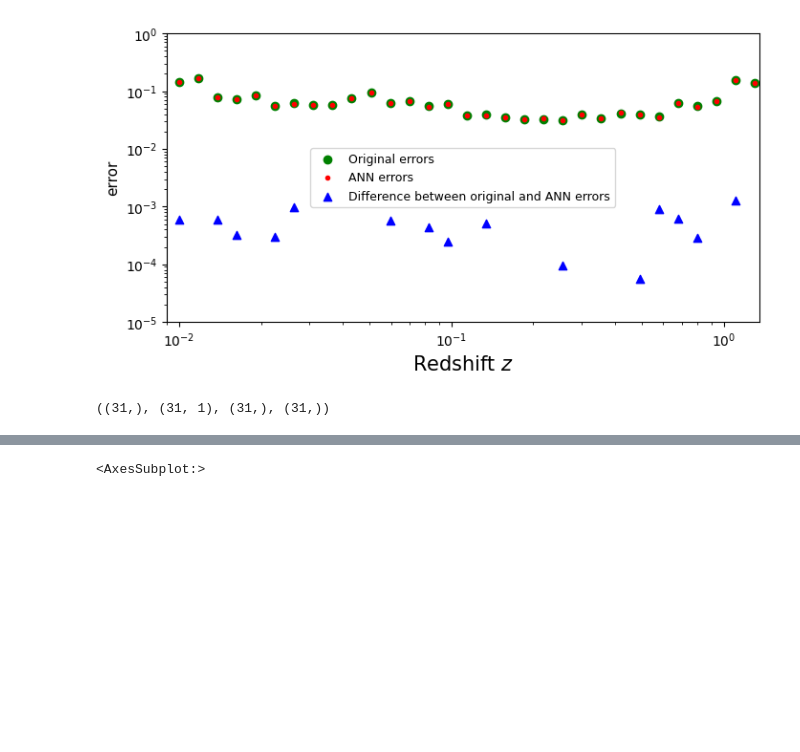
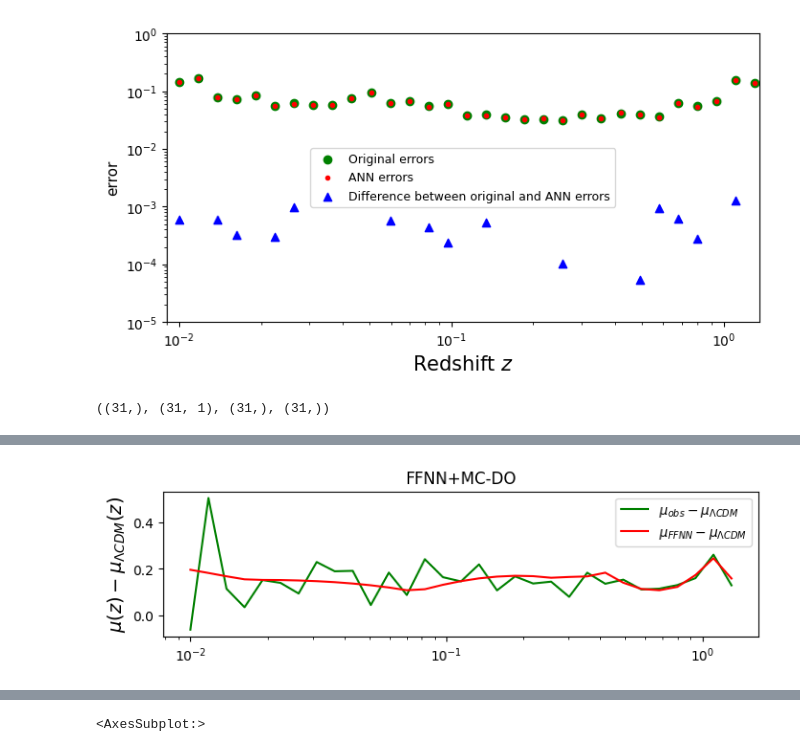
Before and after one commit to igomezv/crann, a Jupyter notebook: arxiv_notebooks/loadANNjla-review_plots.ipynb, the cells around one changed output, grey strips where cells are left out. Drawn from its saved outputs; the diff is of its cells as text; code cells hidden in the pictures; blank space fills up the shorter version.

```diff
--- a/arxiv_notebooks/loadANNjla-review_plots.ipynb
+++ b/arxiv_notebooks/loadANNjla-review_plots.ipynb
@@ -512,3 +541,20 @@ for a in axs:
+# %%
+plt.figure(figsize=(8, 2), dpi=100)
+
+mudiff_obs = np.subtract(dist, mulcdm)
+mudiff_ann = np.subtract(dlfake_do.reshape(31,), mulcdm)
+
+plt.plot(z_redshift, mudiff_obs, c='green', label='$\mu_{obs}-\mu_{\Lambda CDM}$')
+plt.plot(z_redshift, mudiff_ann, c='r', label='$\mu_{FFNN}-\mu_{\Lambda CDM}$')
+plt.xscale('log')
+plt.legend()
+# plt.xlabel("Redshift $z$", fontsize=15)
+# plt.ylabel("$\mu(z) - \mu_{\Lambda CDM}(z)$", fontsize=15)
+plt.ylabel("$\mu(z) - \mu_{\Lambda CDM}(z)$", fontsize=14)
+plt.title("FFNN+MC-DO")
+plt.savefig("Diferences_mod_do_new.png")
+# %% [output]
+[figure, added]
 # %%
 plt.figure(figsize=(8, 8), dpi=100)
 
```
Also changed, not shown: parts of 9 cells of this notebook.
